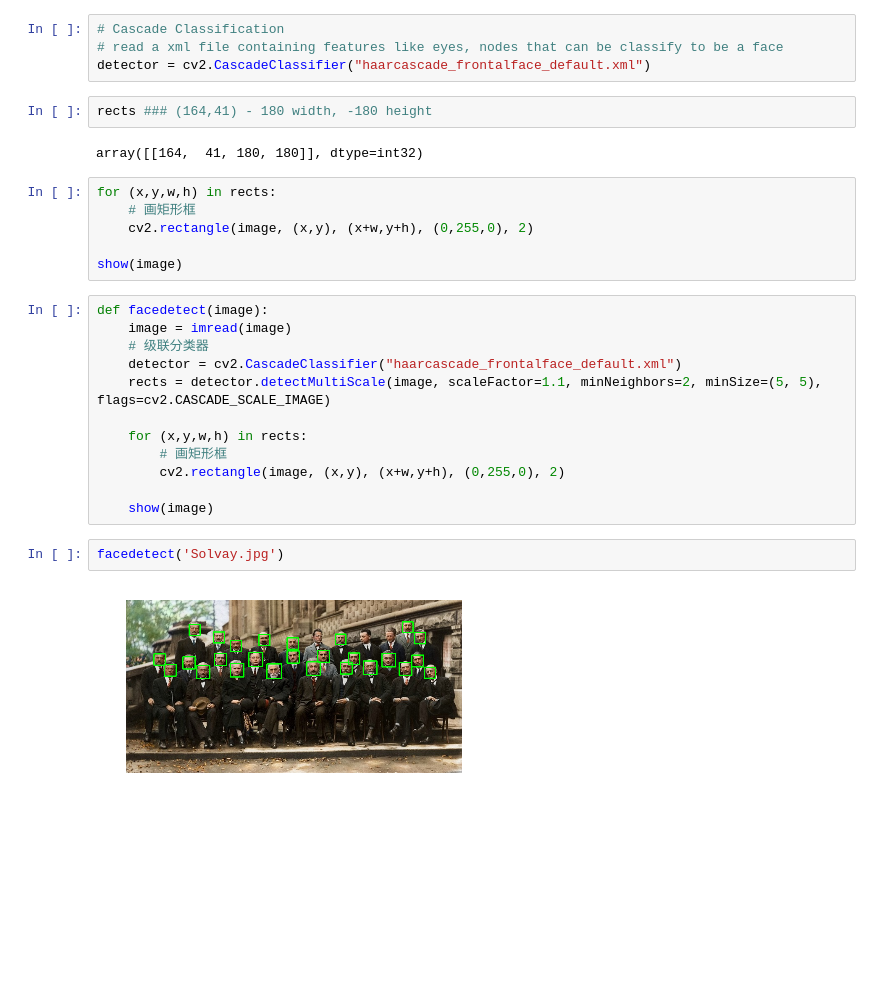
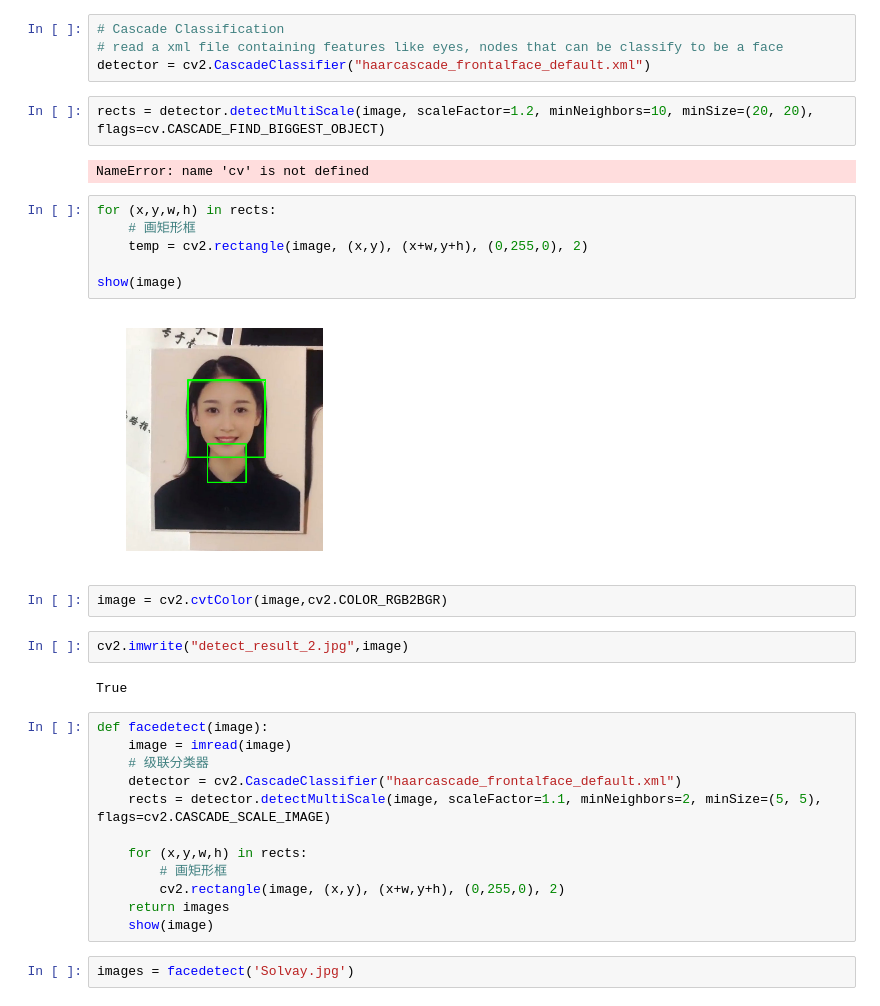
Before and after one commit to Nelsonlin0321/FaceDetect, a Jupyter notebook: 6.FaceDectection.ipynb, the cells around one changed output. Cells and saved outputs as stored; diff of their text form; blank space fills up the shorter version.

```diff
--- a/6.FaceDectection.ipynb
+++ b/6.FaceDectection.ipynb
@@ -34,16 +34,24 @@ show(image)
 # Cascade Classification
 # read a xml file containing features like eyes, nodes that can be classify to be a face
 detector = cv2.CascadeClassifier("haarcascade_frontalface_default.xml")
-# %%
-rects ### (164,41) - 180 width, -180 height
-# %% [output]
-array([[164,  41, 180, 180]], dtype=int32)
+# %%
+rects = detector.detectMultiScale(image, scaleFactor=1.2, minNeighbors=10, minSize=(20, 20), flags=cv.CASCADE_FIND_BIGGEST_OBJECT)
+# %% [output]
+NameError: name 'cv' is not defined
 # %%
 for (x,y,w,h) in rects:
     # 画矩形框
-    cv2.rectangle(image, (x,y), (x+w,y+h), (0,255,0), 2)
+    temp = cv2.rectangle(image, (x,y), (x+w,y+h), (0,255,0), 2)
 
 show(image)
+# %% [output]
+[figure, added]
+# %%
+image = cv2.cvtColor(image,cv2.COLOR_RGB2BGR)
+# %%
+cv2.imwrite("detect_result_2.jpg",image)
+# %% [output]
+True
 # %%
 def facedetect(image):
     image = imread(image)
@@ -54,9 +62,7 @@ def facedetect(image):
     for (x,y,w,h) in rects:
         # 画矩形框
         cv2.rectangle(image, (x,y), (x+w,y+h), (0,255,0), 2)
-
+    return images
     show(image)
 # %%
-facedetect('Solvay.jpg')
+images = facedetect('Solvay.jpg')
-# %% [output]
-[figure, removed]
```
Also changed, not shown: parts of 4 cells of this notebook.
